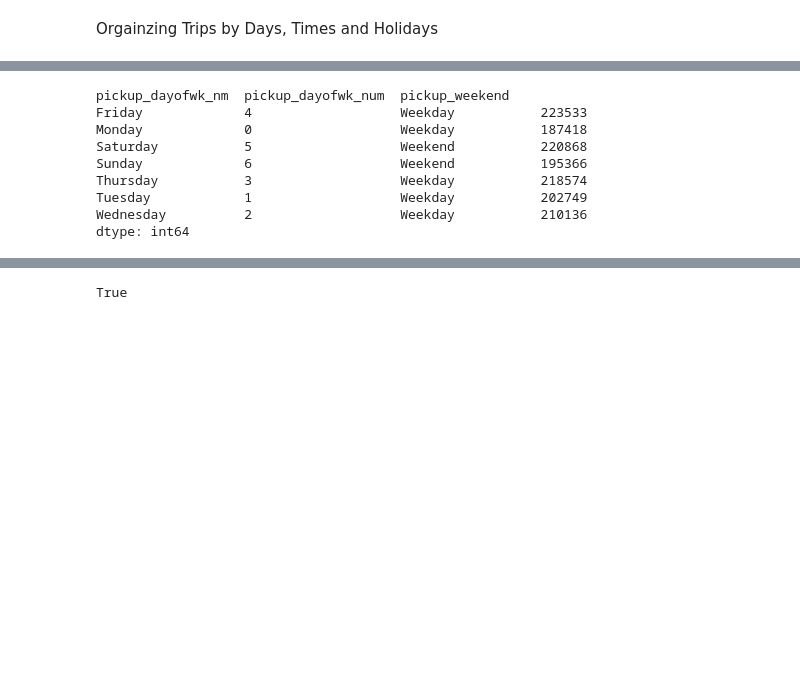
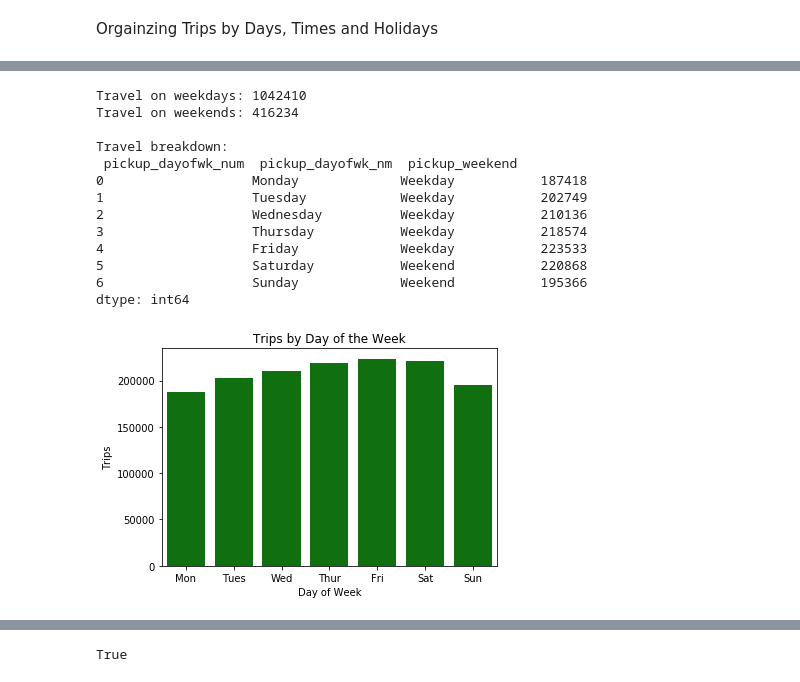
Before and after one commit to Mithunvpatel/Taxi-Service, a Jupyter notebook: NYC_Taxi_Data_Cleaning_and_Derived_Fields.ipynb, the cells around one changed output, grey strips where cells are left out. Saved outputs shown, nothing was run; the diff lists cells and outputs as text; code cells hidden in the pictures; blank space fills up the shorter version.

```diff
--- a/NYC_Taxi_Data_Cleaning_and_Derived_Fields.ipynb
+++ b/NYC_Taxi_Data_Cleaning_and_Derived_Fields.ipynb
@@ -443,22 +426,57 @@ df_nyc.head()
 | 2 | id3858529 | 2 | 2016-01-19 11:35:24 | 2016-01-19 12:10:48 | 1 | -73.979 | ... |
 | 3 | id3504673 | 2 | 2016-04-06 19:32:31 | 2016-04-06 19:39:40 | 1 | -74.010 | ... |
 | 4 | id2181028 | 2 | 2016-03-26 13:30:55 | 2016-03-26 13:38:10 | 1 | -73.973 | ... |
-# %%
-# Check pickup day number and name are correct and daily counts are somewhat evently distributed
-
-df_nyc.groupby(['pickup_dayofwk_nm','pickup_dayofwk_num','pickup_weekend']).size()
-
-# I don't follow this one? - Marcus
-# %% [output]
-pickup_dayofwk_nm  pickup_dayofwk_num  pickup_weekend
-Friday             4                   Weekday           223533
-Monday             0                   Weekday           187418
-Saturday           5                   Weekend           220868
-Sunday             6                   Weekend           195366
-Thursday           3                   Weekday           218574
-Tuesday            1                   Weekday           202749
-Wednesday          2                   Weekday           210136
-dtype: int64
+# %%
+# Check pickup day number and name are correct and daily counts are somewhat evently distributed
+
+
+travelVolByDay = df_nyc.groupby(['pickup_dayofwk_num','pickup_dayofwk_nm','pickup_weekend']).size()
+
+
+# pickup_dayofwk_num moved to first column so the days are listed chronologically. marcus
+print("Travel on weekdays: {}".format(travelVolByDay[0:5].sum()))
+print("Travel on weekends: {}".format(travelVolByDay[5:].sum()))
+print("\nTravel breakdown:\n {}".format(travelVolByDay))
+
+# plot results.
+
+
+
+# travelVolByDay was hard to work with , so I needed a workaround
+dof = ['Mon', 'Tues', 'Wed','Thur','Fri','Sat','Sun']
+travel_vol = []
+i = 0
+while i < len(travelVolByDay):
+    vol = travelVolByDay[i][0]
+    travel_vol.append(vol)
+    i += 1
+
+# Plot the results
+sns.barplot(dof, travel_vol)
+
+
+barplot = sns.barplot(x = dof, y = travel_vol, order = ['Mon', 'Tues', 'Wed','Thur','Fri','Sat','Sun'], color="green")
+barplot.set(xlabel = "Day of Week", ylabel = "Trips", title = "Trips by Day of the Week")
+
+plt.show()
+
+# cleanup
+del travelVolByDay
+# %% [output]
+Travel on weekdays: 1042410
+Travel on weekends: 416234
+
+Travel breakdown:
+ pickup_dayofwk_num  pickup_dayofwk_nm  pickup_weekend
+0                   Monday             Weekday           187418
+1                   Tuesday            Weekday           202749
+2                   Wednesday          Weekday           210136
+3                   Thursday           Weekday           218574
+4                   Friday             Weekday           223533
+5                   Saturday           Weekend           220868
+6                   Sunday             Weekend           195366
+dtype: int64
+[figure, added]
 # %%
 # Check distribution of hours 0-23
 
```
Also changed, not shown: parts of 9 cells of this notebook.
